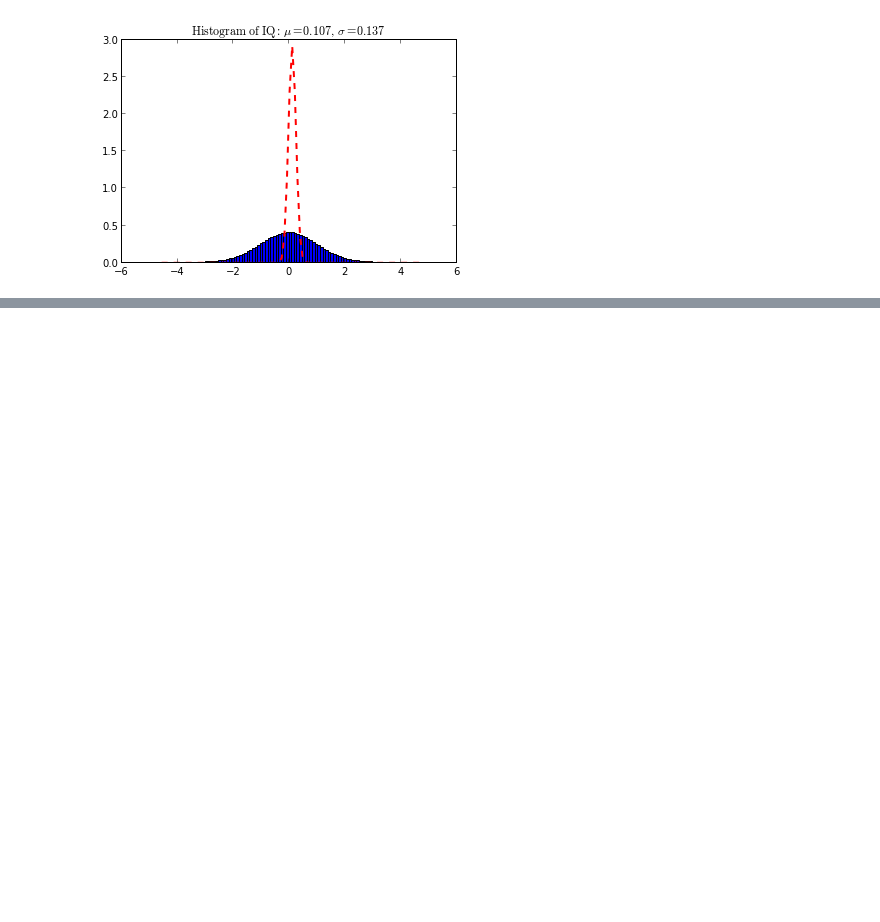
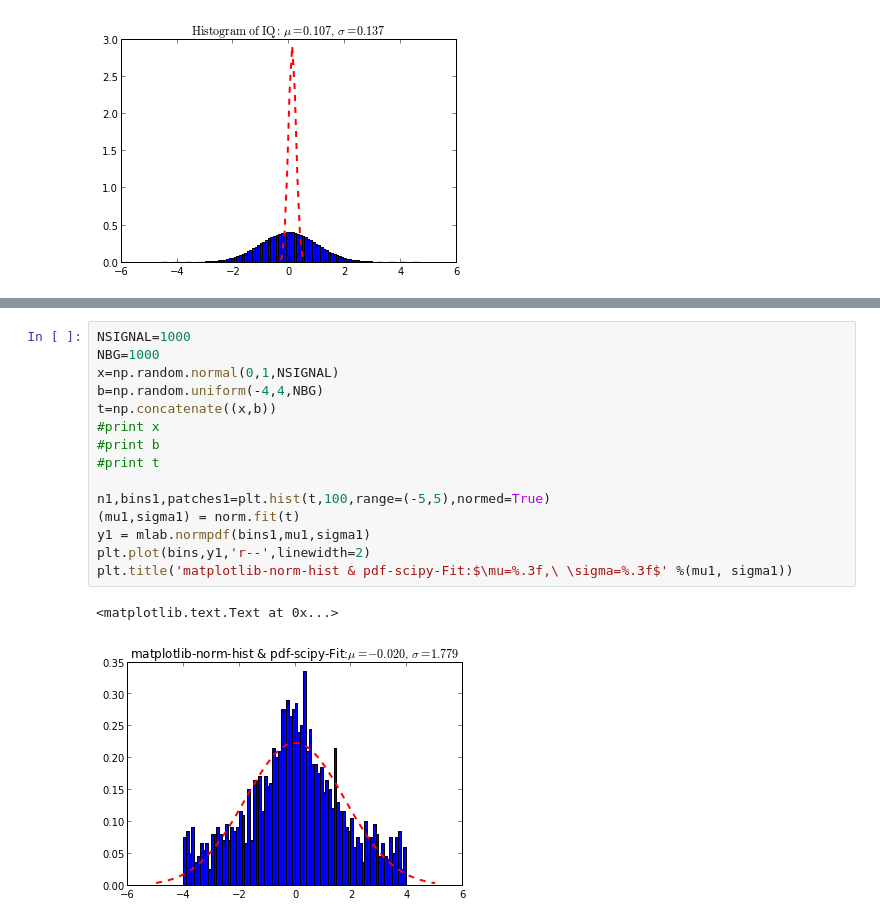
Before and after one commit to arjun-trivedi/ana2pi, a Jupyter notebook: scripts/python/nb-UseCase-Fitting.ipynb, the cells around one changed output, grey strips where cells are left out. Drawn from its saved outputs; the diff is of its cells as text; blank space fills up the shorter version.

```diff
--- a/scripts/python/nb-UseCase-Fitting.ipynb
+++ b/scripts/python/nb-UseCase-Fitting.ipynb
@@ -162,0 +172,18 @@ WARNING:ROOT.Fit] Abnormal termination of minimization.
+# %%
+NSIGNAL=1000
+NBG=1000
+x=np.random.normal(0,1,NSIGNAL)
+b=np.random.uniform(-4,4,NBG)
+t=np.concatenate((x,b))
+#print x
+#print b
+#print t
+
+n1,bins1,patches1=plt.hist(t,100,range=(-5,5),normed=True)
+(mu1,sigma1) = norm.fit(t)
+y1 = mlab.normpdf(bins1,mu1,sigma1)
+plt.plot(bins,y1,'r--',linewidth=2)
+plt.title('matplotlib-norm-hist & pdf-scipy-Fit:$\mu=%.3f,\ \sigma=%.3f$' %(mu1, sigma1))
+# %% [output]
+<matplotlib.text.Text at 0x...>
+[figure, added]
```
Also changed, not shown: parts of 1 cell of this notebook.
